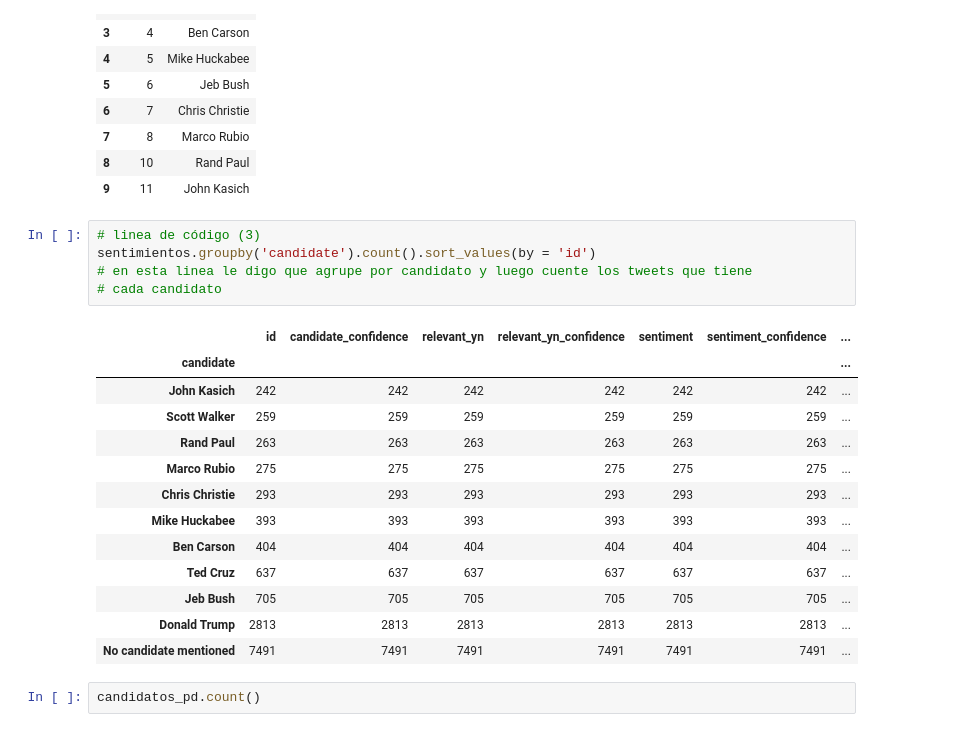
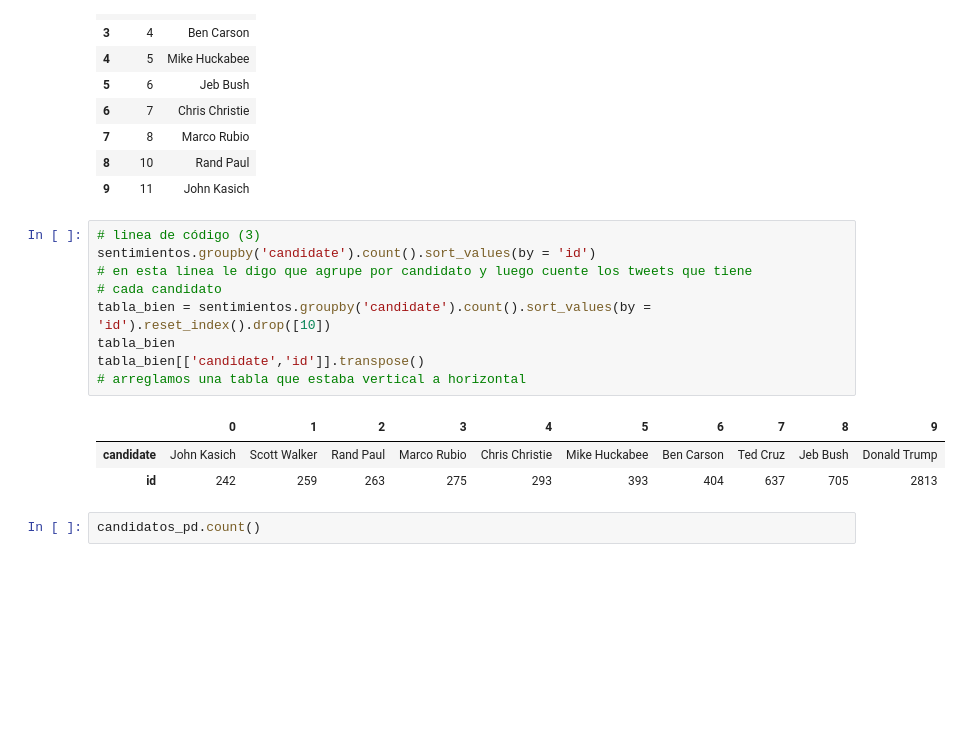
Before and after one commit to jebus2088/proyecto-portafolio, a Jupyter notebook: Notebooks/analisis_eda1.ipynb, the cells around one changed output. Drawn from its saved outputs; the diff is of its cells as text; blank space fills up the shorter version.

```diff
--- a/Notebooks/analisis_eda1.ipynb
+++ b/Notebooks/analisis_eda1.ipynb
@@ -334,22 +334,16 @@ candidatos_totales.reset_index()
 # %%
 # linea de código (3)
 sentimientos.groupby('candidate').count().sort_values(by = 'id')
 # en esta linea le digo que agrupe por candidato y luego cuente los tweets que tiene
 # cada candidato
+tabla_bien = sentimientos.groupby('candidate').count().sort_values(by = 'id').reset_index().drop([10])
+tabla_bien
+tabla_bien[['candidate','id']].transpose()
+# arreglamos una tabla que estaba vertical a horizontal
 # %% [output]
-|  | id | candidate_confidence | relevant_yn | relevant_yn_confidence | sentiment | sentiment_confidence | ... |
-| candidate |  |  |  |  |  |  | ... |
-| John Kasich | 242 | 242 | 242 | 242 | 242 | 242 | ... |
-| Scott Walker | 259 | 259 | 259 | 259 | 259 | 259 | ... |
-| Rand Paul | 263 | 263 | 263 | 263 | 263 | 263 | ... |
-| Marco Rubio | 275 | 275 | 275 | 275 | 275 | 275 | ... |
-| Chris Christie | 293 | 293 | 293 | 293 | 293 | 293 | ... |
-| Mike Huckabee | 393 | 393 | 393 | 393 | 393 | 393 | ... |
-| Ben Carson | 404 | 404 | 404 | 404 | 404 | 404 | ... |
-| Ted Cruz | 637 | 637 | 637 | 637 | 637 | 637 | ... |
-| Jeb Bush | 705 | 705 | 705 | 705 | 705 | 705 | ... |
-| Donald Trump | 2813 | 2813 | 2813 | 2813 | 2813 | 2813 | ... |
-| No candidate mentioned | 7491 | 7491 | 7491 | 7491 | 7491 | 7491 | ... |
+|  | 0 | 1 | 2 | 3 | 4 | 5 | 6 | 7 | 8 | 9 |
+| candidate | John Kasich | Scott Walker | Rand Paul | Marco Rubio | Chris Christie | Mike Huckabee | Ben Carson | Ted Cruz | Jeb Bush | Donald Trump |
+| id | 242 | 259 | 263 | 275 | 293 | 393 | 404 | 637 | 705 | 2813 |
 # %%
 candidatos_pd.count()
 # %% [output]
```
Also changed, not shown: parts of 5 cells of this notebook, 4 other files.
